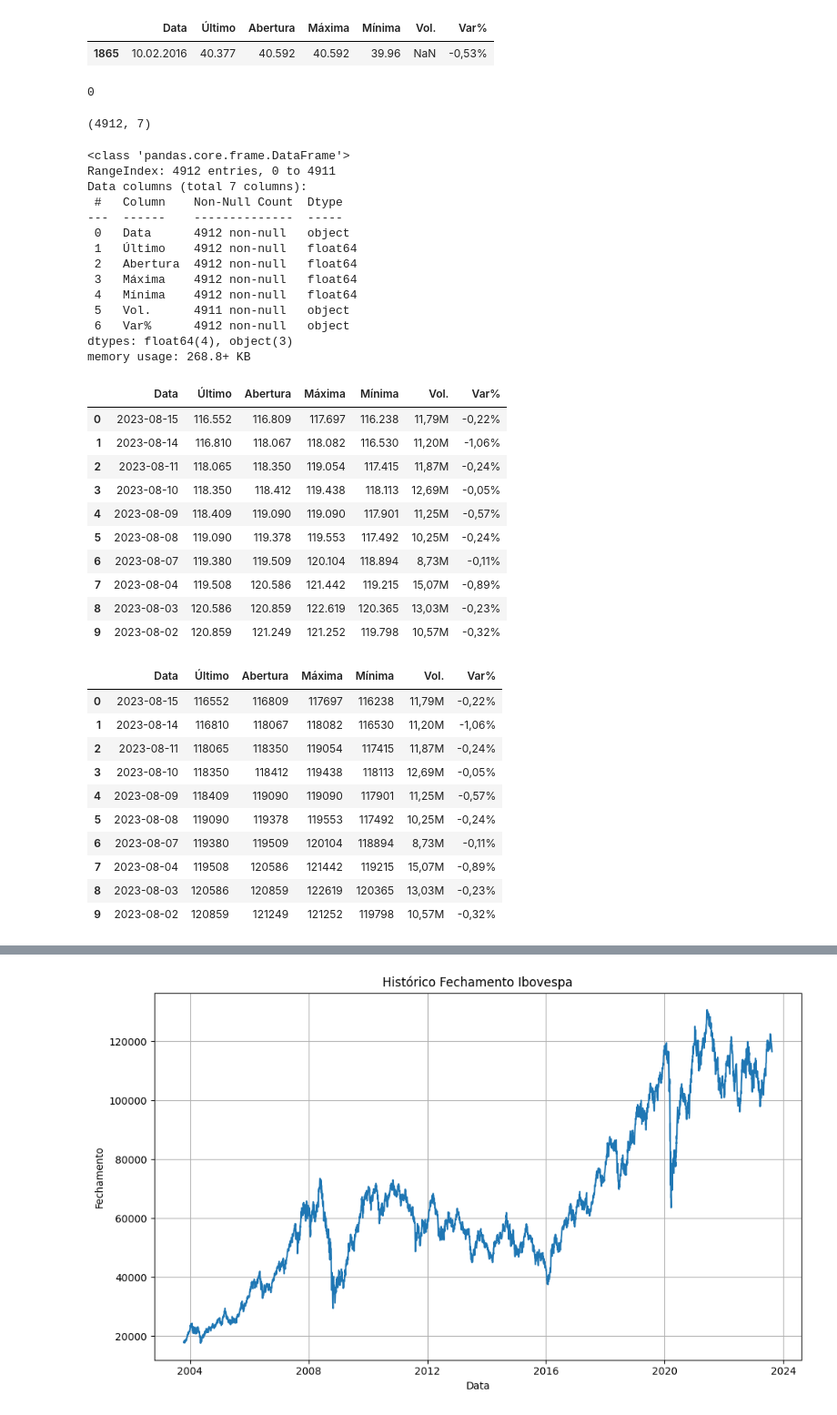
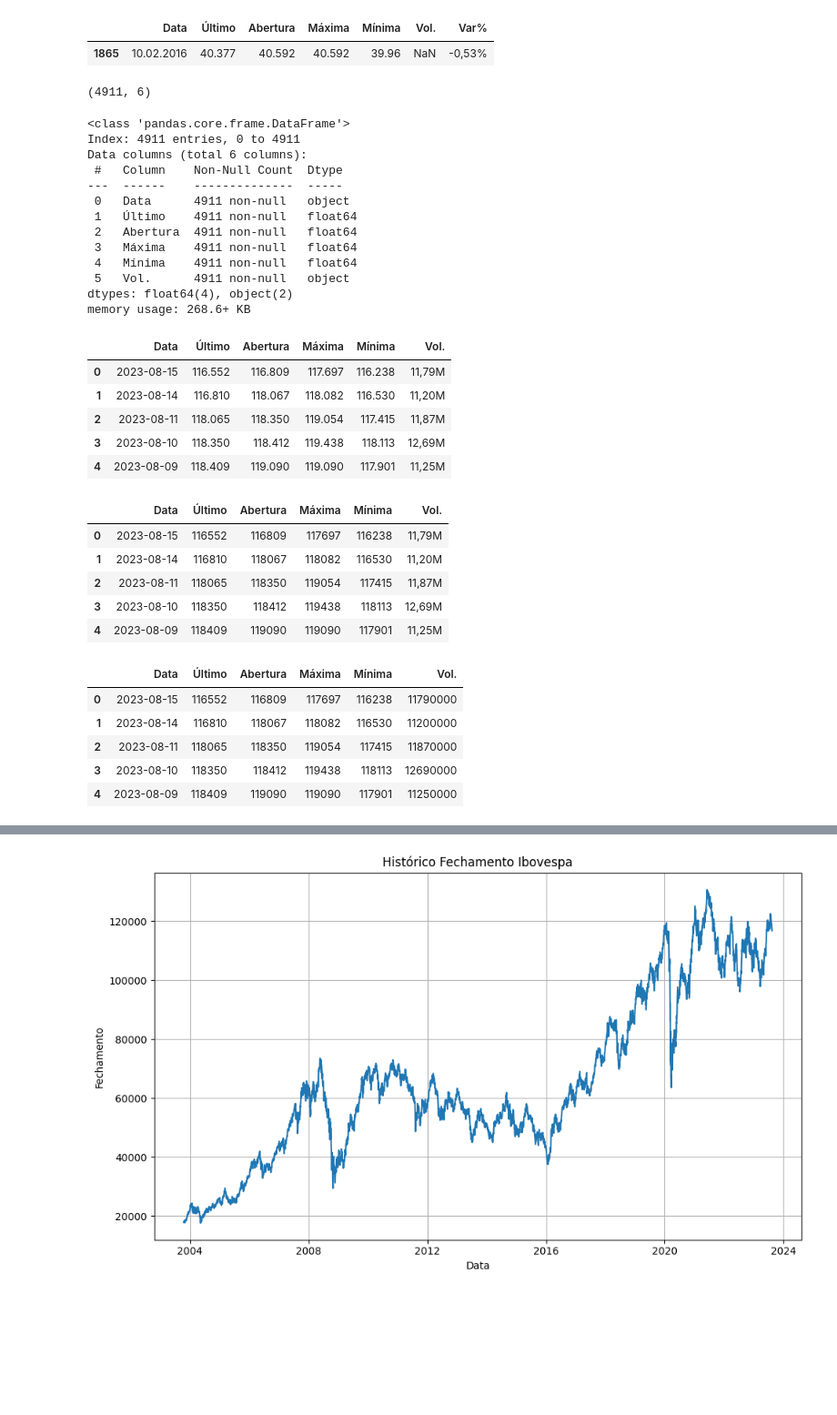
Before and after one commit to GabrielPCO/tech-challenge-ml, a Jupyter notebook: tech_challenge.ipynb, the cells around one changed output, grey strips where cells are left out. Shown: that part at 91% size. Cells and saved outputs as stored; diff of their text form; code cells hidden in the pictures; blank space fills up the shorter version.

```diff
--- a/tech_challenge.ipynb
+++ b/tech_challenge.ipynb
@@ -45,5 +44,4 @@ df_ibovespa[df_ibovespa['Vol.'].isna()]
-# %%
-# Verificando dados duplicados
-df_ibovespa.duplicated().sum()
-# %% [output]
-0
+# %%
+# Removendo a linha com valor nulo
+# Decidimos remover a linha do DataFrame que apresentava valor nulo para que não haja interferência na construção do nosso modelo de previsão
+df_ibovespa = df_ibovespa.drop(df_ibovespa[df_ibovespa['Vol.'].isna()].index)
@@ -51,41 +52,35 @@ df_ibovespa.duplicated().sum()
 # Verificando o shape do DataFrame
 df_ibovespa.shape
 # %% [output]
-(4912, 7)
+(4911, 6)
 # %%
 # Verificando informações do Dataframe
 df_ibovespa.info()
 # %% [output]
 <class 'pandas.core.frame.DataFrame'>
-RangeIndex: 4912 entries, 0 to 4911
-Data columns (total 7 columns):
+Index: 4911 entries, 0 to 4911
+Data columns (total 6 columns):
  #   Column    Non-Null Count  Dtype
 ---  ------    --------------  -----
- 0   Data      4912 non-null   object
- 1   Último    4912 non-null   float64
- 2   Abertura  4912 non-null   float64
- 3   Máxima    4912 non-null   float64
- 4   Mínima    4912 non-null   float64
+ 0   Data      4911 non-null   object
+ 1   Último    4911 non-null   float64
+ 2   Abertura  4911 non-null   float64
+ 3   Máxima    4911 non-null   float64
+ 4   Mínima    4911 non-null   float64
  5   Vol.      4911 non-null   object
- 6   Var%      4912 non-null   object
-dtypes: float64(4), object(3)
-memory usage: 268.8+ KB
+dtypes: float64(4), object(2)
+memory usage: 268.6+ KB
 # %%
 # Convertendo coluna Data de object para datetime
 df_ibovespa['Data'] = pd.to_datetime(df_ibovespa['Data'],format='%d.%m.%Y')
-df_ibovespa.head(10)
+df_ibovespa.head()
 # %% [output]
-|  | Data | Último | Abertura | Máxima | Mínima | Vol. | Var% |
-| 0 | 2023-08-15 | 116.552 | 116.809 | 117.697 | 116.238 | 11,79M | -0,22% |
-| 1 | 2023-08-14 | 116.810 | 118.067 | 118.082 | 116.530 | 11,20M | -1,06% |
-| 2 | 2023-08-11 | 118.065 | 118.350 | 119.054 | 117.415 | 11,87M | -0,24% |
-| 3 | 2023-08-10 | 118.350 | 118.412 | 119.438 | 118.113 | 12,69M | -0,05% |
-| 4 | 2023-08-09 | 118.409 | 119.090 | 119.090 | 117.901 | 11,25M | -0,57% |
-| 5 | 2023-08-08 | 119.090 | 119.378 | 119.553 | 117.492 | 10,25M | -0,24% |
-| 6 | 2023-08-07 | 119.380 | 119.509 | 120.104 | 118.894 | 8,73M | -0,11% |
-| 7 | 2023-08-04 | 119.508 | 120.586 | 121.442 | 119.215 | 15,07M | -0,89% |
-| 8 | 2023-08-03 | 120.586 | 120.859 | 122.619 | 120.365 | 13,03M | -0,23% |
-| 9 | 2023-08-02 | 120.859 | 121.249 | 121.252 | 119.798 | 10,57M | -0,32% |
+|  | Data | Último | Abertura | Máxima | Mínima | Vol. |
+| 0 | 2023-08-15 | 116.552 | 116.809 | 117.697 | 116.238 | 11,79M |
+| 1 | 2023-08-14 | 116.810 | 118.067 | 118.082 | 116.530 | 11,20M |
+| 2 | 2023-08-11 | 118.065 | 118.350 | 119.054 | 117.415 | 11,87M |
+| 3 | 2023-08-10 | 118.350 | 118.412 | 119.438 | 118.113 | 12,69M |
+| 4 | 2023-08-09 | 118.409 | 119.090 | 119.090 | 117.901 | 11,25M |
 # %%
 # Transformando as colunas que estão como float para int
 df_ibovespa['Último'] = df_ibovespa['Último'] * 1000
@@ -96,16 +91,22 @@ df_ibovespa['Máxima'] = df_ibovespa['Máxima'] * 1000
 df_ibovespa['Máxima'] = df_ibovespa['Máxima'].astype(int)
 df_ibovespa['Mínima'] = df_ibovespa['Mínima'] * 1000
 df_ibovespa['Mínima'] = df_ibovespa['Mínima'].astype(int)
-df_ibovespa.head(10)
+df_ibovespa.head()
 # %% [output]
-|  | Data | Último | Abertura | Máxima | Mínima | Vol. | Var% |
-| 0 | 2023-08-15 | 116552 | 116809 | 117697 | 116238 | 11,79M | -0,22% |
-| 1 | 2023-08-14 | 116810 | 118067 | 118082 | 116530 | 11,20M | -1,06% |
-| 2 | 2023-08-11 | 118065 | 118350 | 119054 | 117415 | 11,87M | -0,24% |
-| 3 | 2023-08-10 | 118350 | 118412 | 119438 | 118113 | 12,69M | -0,05% |
-| 4 | 2023-08-09 | 118409 | 119090 | 119090 | 117901 | 11,25M | -0,57% |
-| 5 | 2023-08-08 | 119090 | 119378 | 119553 | 117492 | 10,25M | -0,24% |
-| 6 | 2023-08-07 | 119380 | 119509 | 120104 | 118894 | 8,73M | -0,11% |
-| 7 | 2023-08-04 | 119508 | 120586 | 121442 | 119215 | 15,07M | -0,89% |
-| 8 | 2023-08-03 | 120586 | 120859 | 122619 | 120365 | 13,03M | -0,23% |
-| 9 | 2023-08-02 | 120859 | 121249 | 121252 | 119798 | 10,57M | -0,32% |
+|  | Data | Último | Abertura | Máxima | Mínima | Vol. |
+| 0 | 2023-08-15 | 116552 | 116809 | 117697 | 116238 | 11,79M |
+| 1 | 2023-08-14 | 116810 | 118067 | 118082 | 116530 | 11,20M |
+| 2 | 2023-08-11 | 118065 | 118350 | 119054 | 117415 | 11,87M |
+| 3 | 2023-08-10 | 118350 | 118412 | 119438 | 118113 | 12,69M |
+| 4 | 2023-08-09 | 118409 | 119090 | 119090 | 117901 | 11,25M |
+# %%
+# Transformando a coluna Vol. em numérica
+df_ibovespa["Vol."] = df_ibovespa["Vol."].replace({",":".","K":"*1e3", "M":"*1e6"}, regex=True).map(pd.eval).astype(int)
+df_ibovespa.head()
+# %% [output]
+|  | Data | Último | Abertura | Máxima | Mínima | Vol. |
+| 0 | 2023-08-15 | 116552 | 116809 | 117697 | 116238 | 11790000 |
+| 1 | 2023-08-14 | 116810 | 118067 | 118082 | 116530 | 11200000 |
+| 2 | 2023-08-11 | 118065 | 118350 | 119054 | 117415 | 11870000 |
+| 3 | 2023-08-10 | 118350 | 118412 | 119438 | 118113 | 12690000 |
+| 4 | 2023-08-09 | 118409 | 119090 | 119090 | 117901 | 11250000 |
```
Also changed, not shown: parts of 68 cells of this notebook, 1 other file.
